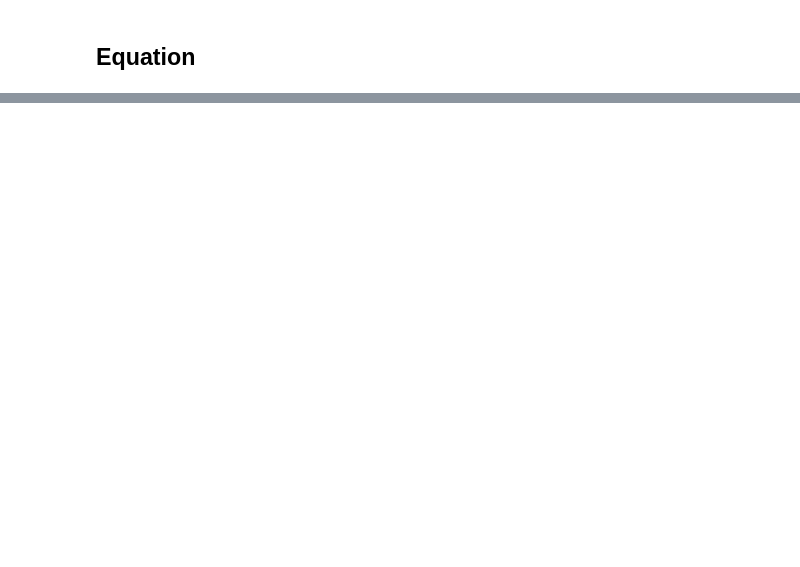
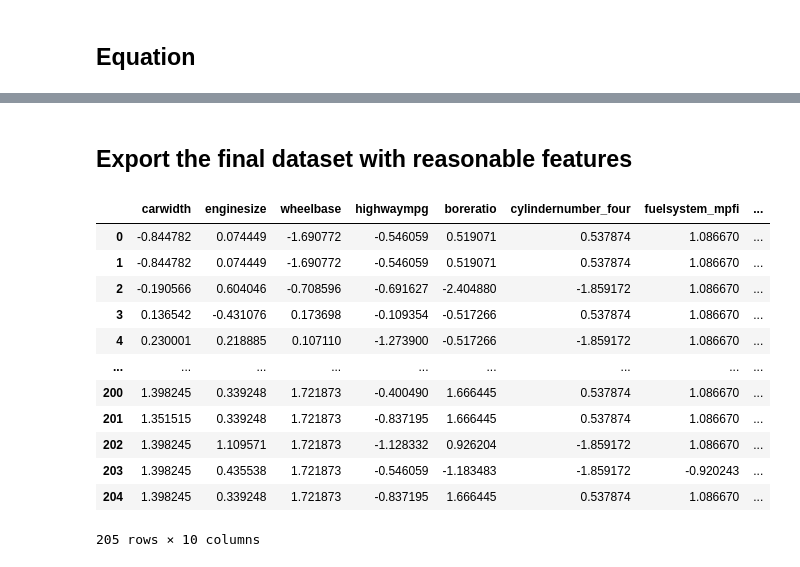
Before and after one commit to notfakearcher/yanjun, a Jupyter notebook: 01_topics/machine_learning/regression /simple regression.ipynb, the cells around one changed output, grey strips where cells are left out. Cells and saved outputs as stored; diff of their text form; code cells hidden in the pictures; blank space fills up the shorter version.

```diff
--- a/01_topics/machine_learning/regression /simple regression.ipynb
+++ b/01_topics/machine_learning/regression /simple regression.ipynb
@@ -479,0 +480,22 @@ carwidth * ( 0.00015 )
+# %% [markdown]
+## Export the final dataset with reasonable features
+# %%
+final_data = pd.concat((X, y),axis = 1)
+final_data.to_csv('C:/Users/julia/Desktop/Yanjun/Python/Data/final_data.csv6',index = False)
+df = pd.read_csv('C:/Users/julia/Desktop/Yanjun/Python/Data/final_data.csv6')
+# %%
+df
+# %% [output]
+|  | carwidth | enginesize | wheelbase | highwaympg | boreratio | cylindernumber_four | fuelsystem_mpfi | ... |
+| 0 | -0.844782 | 0.074449 | -1.690772 | -0.546059 | 0.519071 | 0.537874 | 1.086670 | ... |
+| 1 | -0.844782 | 0.074449 | -1.690772 | -0.546059 | 0.519071 | 0.537874 | 1.086670 | ... |
+| 2 | -0.190566 | 0.604046 | -0.708596 | -0.691627 | -2.404880 | -1.859172 | 1.086670 | ... |
+| 3 | 0.136542 | -0.431076 | 0.173698 | -0.109354 | -0.517266 | 0.537874 | 1.086670 | ... |
+| 4 | 0.230001 | 0.218885 | 0.107110 | -1.273900 | -0.517266 | -1.859172 | 1.086670 | ... |
+| ... | ... | ... | ... | ... | ... | ... | ... | ... |
+| 200 | 1.398245 | 0.339248 | 1.721873 | -0.400490 | 1.666445 | 0.537874 | 1.086670 | ... |
+| 201 | 1.351515 | 0.339248 | 1.721873 | -0.837195 | 1.666445 | 0.537874 | 1.086670 | ... |
+| 202 | 1.398245 | 1.109571 | 1.721873 | -1.128332 | 0.926204 | -1.859172 | 1.086670 | ... |
+| 203 | 1.398245 | 0.435538 | 1.721873 | -0.546059 | -1.183483 | -1.859172 | -0.920243 | ... |
+| 204 | 1.398245 | 0.339248 | 1.721873 | -0.837195 | 1.666445 | 0.537874 | 1.086670 | ... |
+205 rows × 10 columns
```
Also changed, not shown: parts of 7 cells of this notebook.
